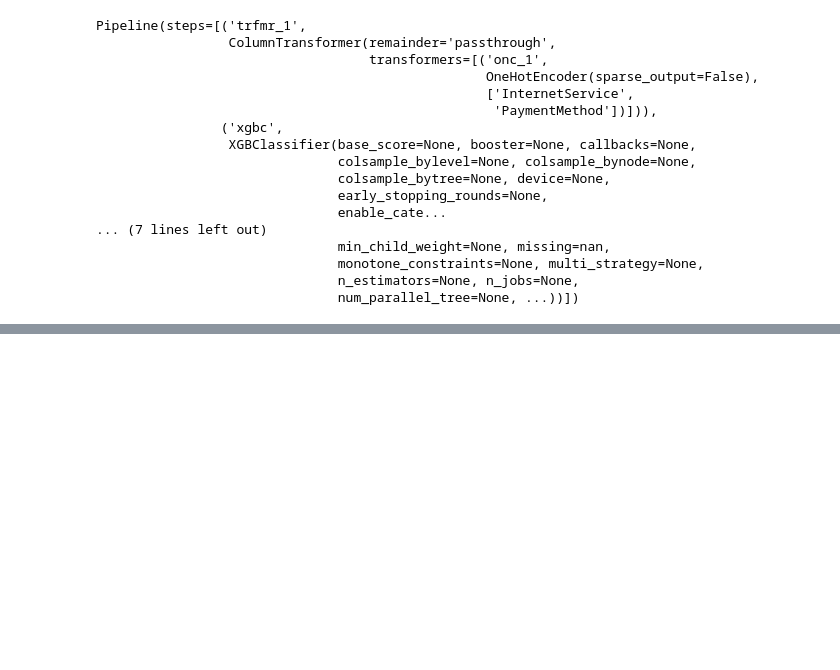
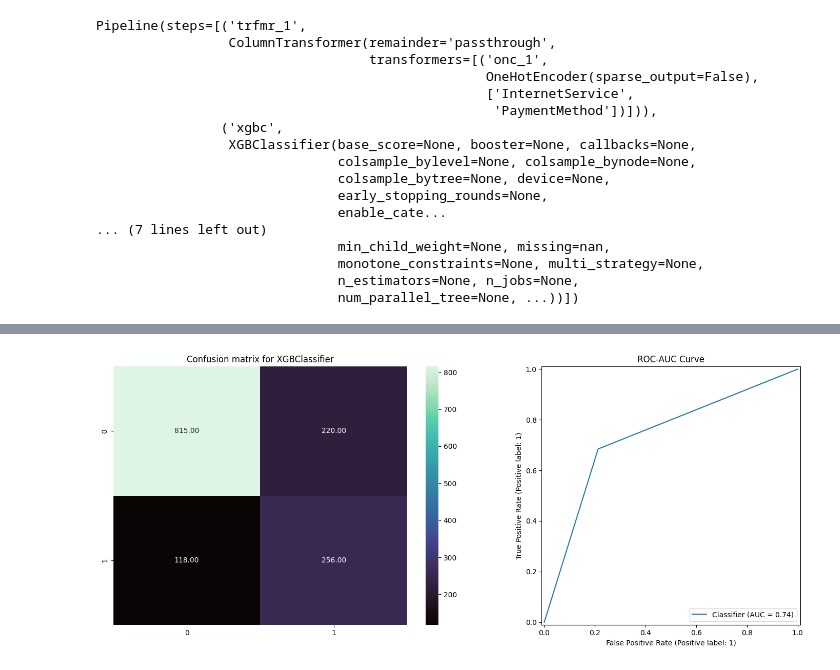
Before and after one commit to AyushDevadiga1/ml-customer-churn-prediction-app, a Jupyter notebook: model_training/train.ipynb, the cells around one changed output, grey strips where cells are left out. Cells and saved outputs as stored; diff of their text form; code cells hidden in the pictures; blank space fills up the shorter version.

```diff
--- a/model_training/train.ipynb
+++ b/model_training/train.ipynb
@@ -741,0 +769,25 @@ y_pred_xgbc = xgbc_pipeline.predict(X_test)
+# %%
+fig, axes = plt.subplots(1, 2, figsize=(15, 6))
+
+axes[0].set_title('Confusion matrix for XGBClassifier')
+sns.heatmap(
+    data=confusion_matrix(y_test, y_pred_xgbc),
+    annot=True,
+    cmap="mako",
+    fmt='.2f',
+    ax=axes[0]  # Directs the heatmap to the first subplot
+)
+
+# 3. Plot ROC-AUC Curve on the second subplot (axes[1])
+# Note: Use ax=axes[1] to place it next to the heatmap
+RocCurveDisplay.from_predictions(
+    y_test,y_pred_xgbc,
+    ax=axes[1]  # Directs the ROC curve to the second subplot
+)
+axes[1].set_title('ROC-AUC Curve')
+
+# 4. Final adjustments
+plt.tight_layout()
+plt.show()
+# %% [output]
+[figure, added]
```
Also changed, not shown: parts of 2 cells of this notebook.
